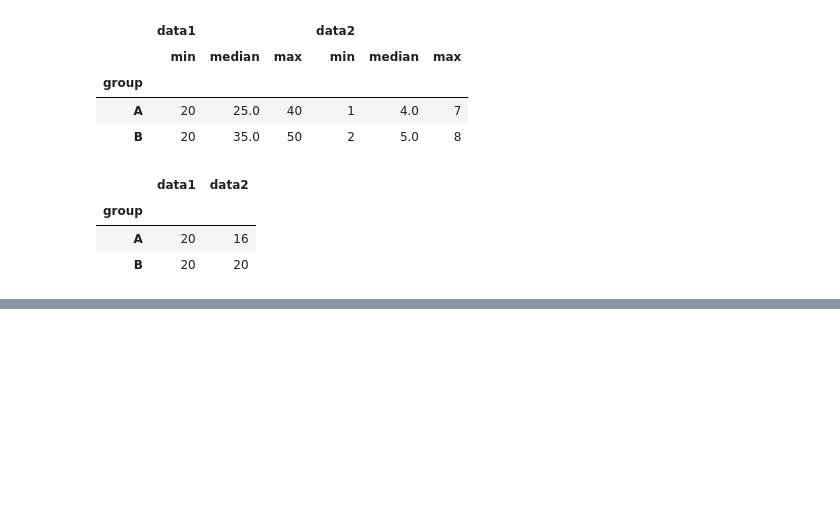
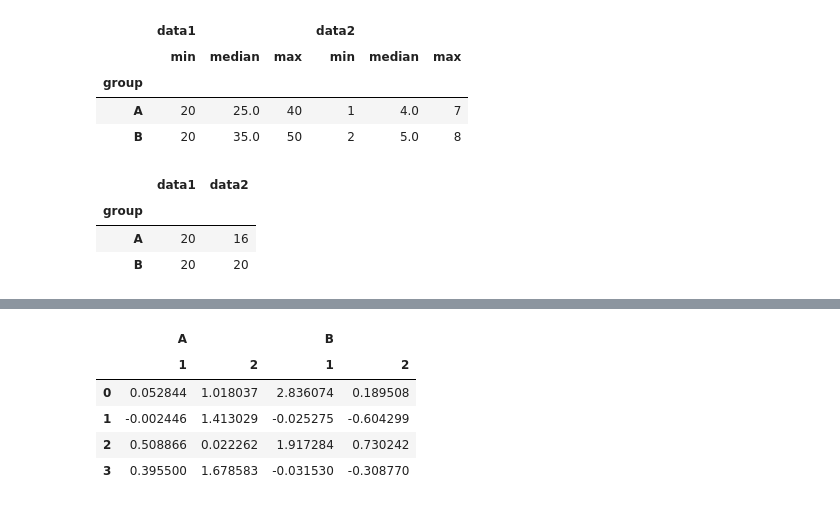
Before and after one commit to namsuhyeong/pandas, a Jupyter notebook: pandas_판다스심화_03.ipynb, the cells around one changed output, grey strips where cells are left out. Saved outputs shown, nothing was run; the diff lists cells and outputs as text; code cells hidden in the pictures; blank space fills up the shorter version.

```diff
--- a/pandas_판다스심화_03.ipynb
+++ b/pandas_판다스심화_03.ipynb
@@ -287,0 +361,13 @@ df.groupby('group').aggregate({'data1': 'min', 'data2': 'sum'})
+# %%
+df_col = pd.DataFrame(
+np.random.randn(4, 4),
+columns=[["A", "A", "B", "B"], ["1", "2", "1", "2"]]
+)
+df_col
+# %% [output]
+|  | A |  | B |  |
+|  | 1 | 2 | 1 | 2 |
+| 0 | 0.052844 | 1.018037 | 2.836074 | 0.189508 |
+| 1 | -0.002446 | 1.413029 | -0.025275 | -0.604299 |
+| 2 | 0.508866 | 0.022262 | 1.917284 | 0.730242 |
+| 3 | 0.395500 | 1.678583 | -0.031530 | -0.308770 |
```
Also changed, not shown: parts of 21 cells of this notebook.
